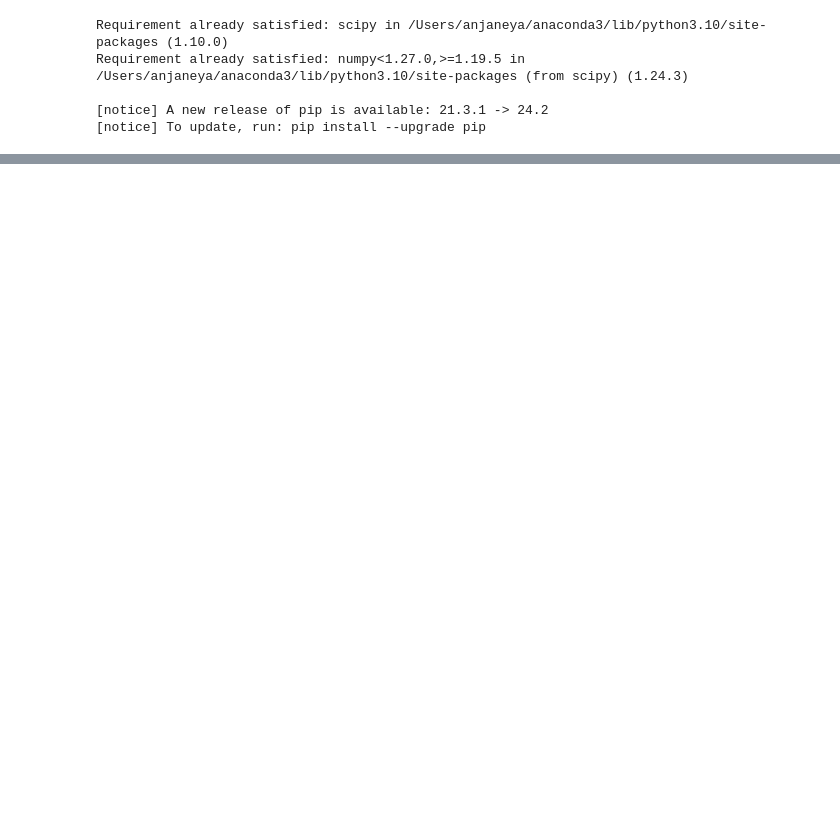
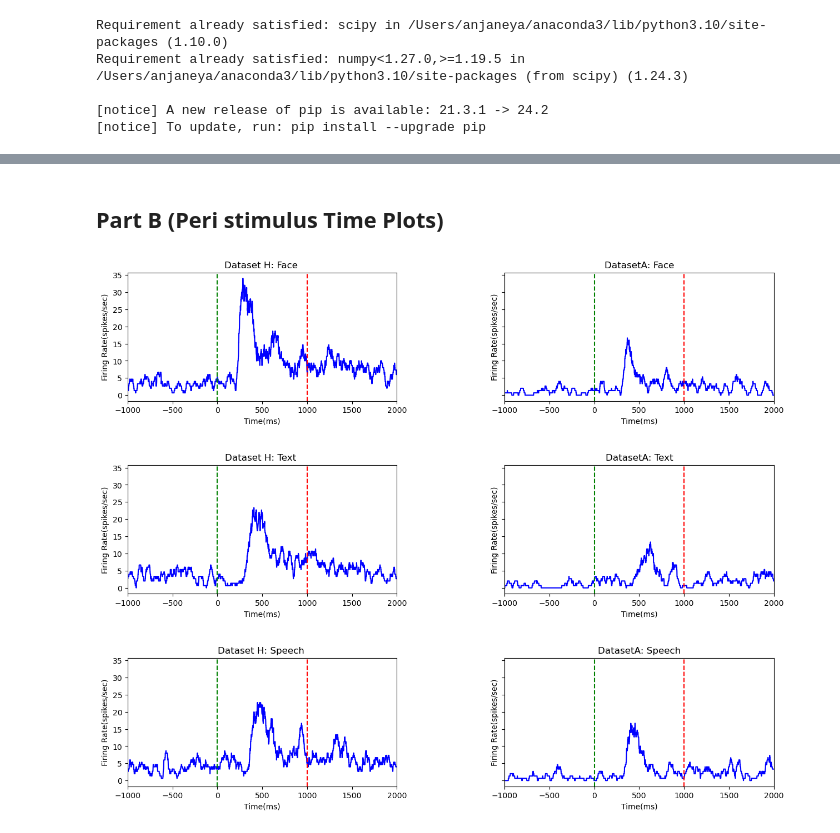
Before and after one commit to anjaneya-sharma/NeuroscienceOfDecisionMaking_2024_Assignments, a Jupyter notebook: Assignment_1/NDM_A1.ipynb, the cells around one changed output, grey strips where cells are left out. Saved outputs shown, nothing was run; the diff lists cells and outputs as text; code cells hidden in the pictures; blank space fills up the shorter version.

Commit message:
added all the assignments

```diff
--- a/Assignment_1/NDM_A1.ipynb
+++ b/Assignment_1/NDM_A1.ipynb
@@ -12,4 +16,8 @@ from scipy.io import loadmat
+# %%
+# info for myself, c1 : face , c2: text , c3: speech
+# each contain info about timestamps
+stimuli = ['Face', 'Text', 'Speech']
 # %%
-annots_H = loadmat('dataset_H.mat')
-annots_A = loadmat('dataset_A.mat')
+annots_H = loadmat('dataset_H.mat',squeeze_me=True) # used squeeze me to reduce the extra dimension added by matlab
+annots_A = loadmat('dataset_A.mat', squeeze_me=True) # resulting ds is flattened now
 # %%
@@ -35,2 +31,3 @@ annots_A
 # %%
-annots_H
+dfH = annots_H['dataset_H']
+dfA = annots_A['dataset_A']
@@ -53,0 +72,4 @@ IndexError: list index out of range
+# %%
+#creating a data stimuli dictionary
+data_H_dict = {'Face': dfH[0], 'Text': dfH[1], 'Speech': dfH[2]}
+data_A_dict = {'Face': dfA[0], 'Text': dfA[1], 'Speech': dfA[2]}
@@ -53,0 +136,60 @@ IndexError: list index out of range
+# %% [markdown]
+## Part B (Peri stimulus Time Plots)
+# %%
+#same approach foollowed as done in part A,
+#i.e created a generic function for plotting the peristimulus plots, and
+#later on plotting individual plots and then the combined plots
+
+def peristimulus(spike_times_list, ax, title, bin_width=1, smoothing_window=50, add_legend=False):
+    all_spikes = []
+    for trial in spike_times_list:
+        spike_times_trial = np.squeeze(trial)
+        spike_times_trial = np.atleast_1d(spike_times_trial)
+        if spike_times_trial.size == 0: #logic followed here is that i've skipped trials with no spikes
+            continue
+        all_spikes.extend(spike_times_trial)
+
+    time_range = (-1000, 2000)
+    bins = np.arange(time_range[0], time_range[1] + bin_width, bin_width)
+
+    counts, bin_edges = np.histogram(all_spikes, bins=bins)
+
+    firing_rate = counts / len(spike_times_list) * (1000 / bin_width)
+
+
+    #as mentioned in teh assignment, using moving
+    #average method to smoothen
+
+    window_size = int(smoothing_window / bin_width)
+    window = np.ones(window_size) / window_size
+    smoothed_rate = np.convolve(firing_rate, window, mode='same')
+
+    ax.plot(bins[:-1], smoothed_rate, color='blue')
+
+    ax.axvline(x=0, color='green', linestyle='--', label='Onset of stimulus')
+    ax.axvline(x=1000, color='red', linestyle='--', label='Offset of stimulus')
+
+
+    ax.set_xlim([-1000, 2000])
+    ax.set_xlabel('Time(ms)')
+    ax.set_ylabel('Firing Rate(spikes/sec)')
+
+    ax.set_title(title)
+
+    if add_legend:
+        ax.legend()
+
+
+fig, axs = plt.subplots(3, 2, figsize=(15, 12), sharex=False, sharey=True)
+
+
+for row, stimulus in enumerate(stimuli):
+    ax_H = axs[row, 0]
+    peristimulus(data_H_dict[stimulus], ax_H, f'Dataset H: {stimulus} ', add_legend=add_legend)
+    ax_A = axs[row, 1]
+    peristimulus(data_A_dict[stimulus], ax_A, f'DatasetA: {stimulus}')
+
+plt.subplots_adjust(wspace=0.4, hspace=0.5) #just increased spacing between the combined graphs
+plt.show()
+# %% [output]
+[figure, added]
```
Also changed, not shown: parts of 19 cells of this notebook, 32 other files.
